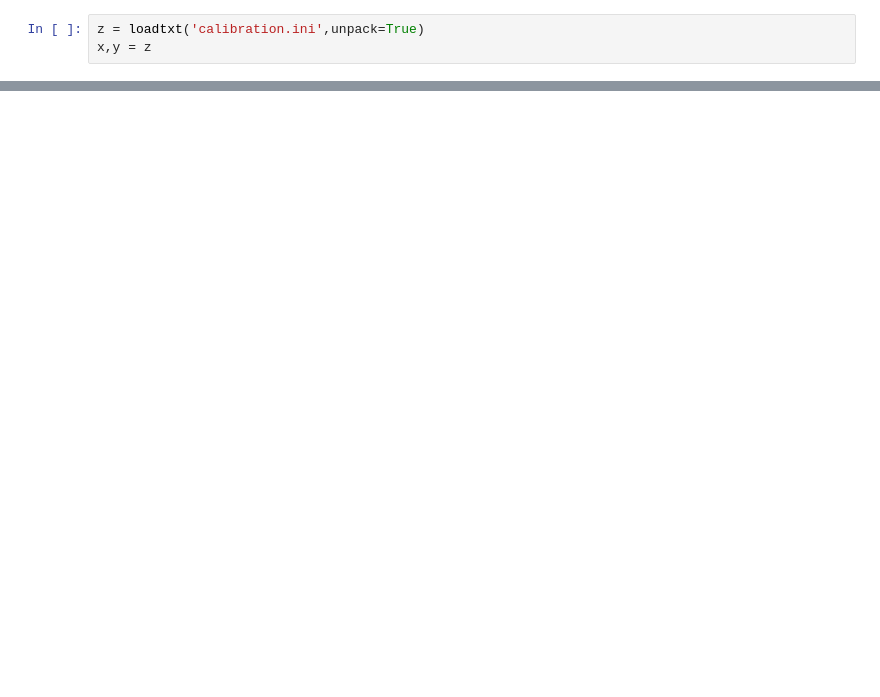
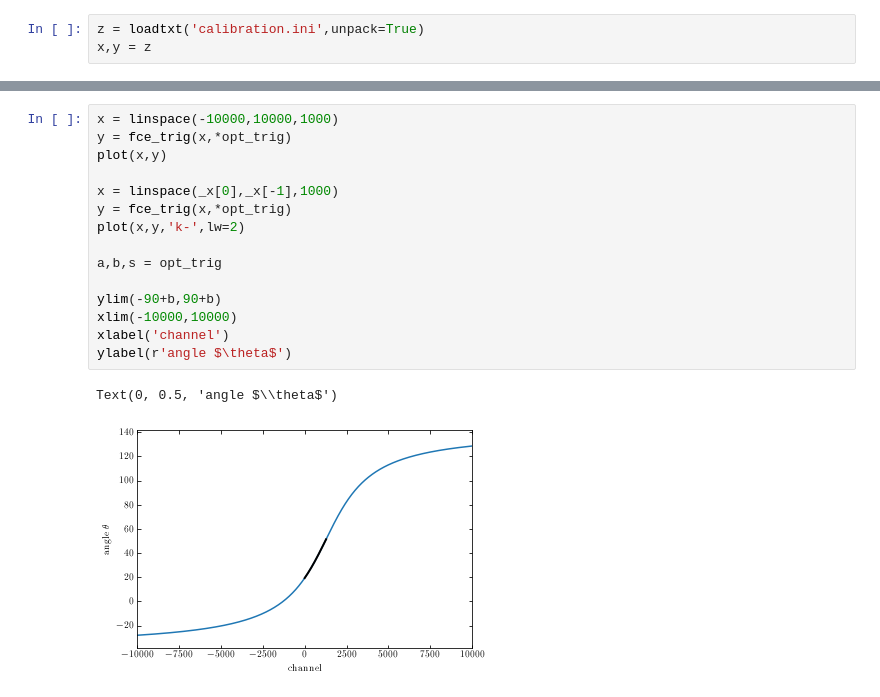
Before and after one commit to zpreisler/pyMaXRDXRF, a Jupyter notebook: calibration.ipynb, the cells around one changed output, grey strips where cells are left out. Cells and saved outputs as stored; diff of their text form; blank space fills up the shorter version.

```diff
--- a/calibration.ipynb
+++ b/calibration.ipynb
@@ -35,0 +102,18 @@ legend(frameon=False)
+# %%
+x = linspace(-10000,10000,1000)
+y = fce_trig(x,*opt_trig)
+plot(x,y)
+
+x = linspace(_x[0],_x[-1],1000)
+y = fce_trig(x,*opt_trig)
+plot(x,y,'k-',lw=2)
+
+a,b,s = opt_trig
+
+ylim(-90+b,90+b)
+xlim(-10000,10000)
+xlabel('channel')
+ylabel(r'angle $\theta$')
+# %% [output]
+Text(0, 0.5, 'angle $\\theta$')
+[figure, added]
```
Also changed, not shown: parts of 17 cells of this notebook, 1 other file.
